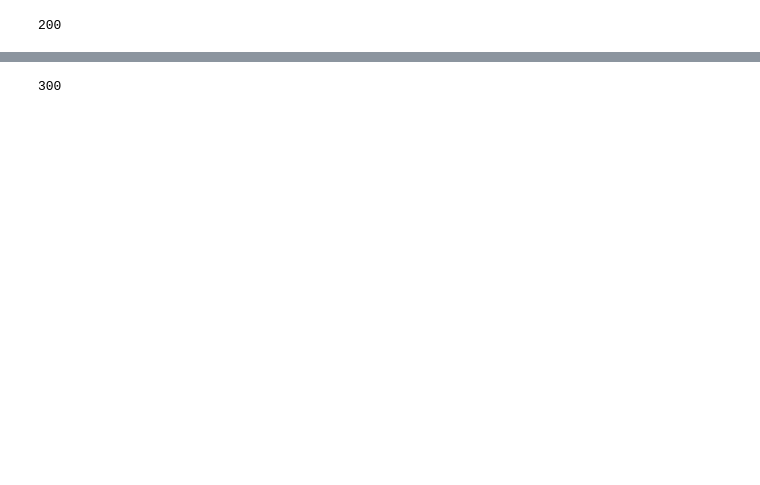
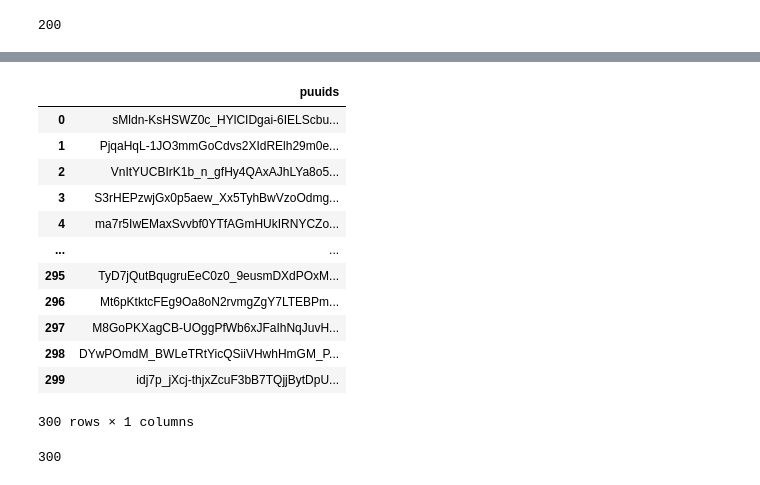
Before and after one commit to SangyunLee1027/League-of-Legends-Team-Composition-Win-Predictor, a Jupyter notebook: Data/DataMining.ipynb, the cells around one changed output, grey strips where cells are left out. Drawn from its saved outputs; the diff is of its cells as text; code cells hidden in the pictures; blank space fills up the shorter version.

```diff
--- a/Data/DataMining.ipynb
+++ b/Data/DataMining.ipynb
@@ -40,6 +42,24 @@ while i < len(summoners_id):
 temp = pd.DataFrame({"puuids": puuids})
 # %%
 temp.to_csv("challengers_puuids.csv", index = False)
+# %%
+df = pd.read_csv("challengers_puuids.csv")
+# %%
+df
+# %% [output]
+|  | puuids |
+| 0 | sMldn-KsHSWZ0c_HYlCIDgai-6IELScbu... |
+| 1 | PjqaHqL-1JO3mmGoCdvs2XIdRElh29m0e... |
+| 2 | VnItYUCBIrK1b_n_gfHy4QAxAJhLYa8o5... |
+| 3 | S3rHEPzwjGx0p5aew_Xx5TyhBwVzoOdmg... |
+| 4 | ma7r5IwEMaxSvvbf0YTfAGmHUkIRNYCZo... |
+| ... | ... |
+| 295 | TyD7jQutBqugruEeC0z0_9eusmDXdPOxM... |
+| 296 | Mt6pKtktcFEg9Oa8oN2rvmgZgY7LTEBPm... |
+| 297 | M8GoPKXagCB-UOggPfWb6xJFaIhNqJuvH... |
+| 298 | DYwPOmdM_BWLeTRtYicQSiiVHwhHmGM_P... |
+| 299 | idj7p_jXcj-thjxZcuF3bB7TQjjBytDpU... |
+300 rows × 1 columns
 # %%
 # link_riotid = f"https://na1.api.riotgames.com/lol/summoner/v4/summoners/{summoner_id}?api_key=RGAPI-{api_key}"
 # for i, summoner_id in enumerate(summoners_id):
```
Also changed, not shown: parts of 11 cells of this notebook, 20 other files.
